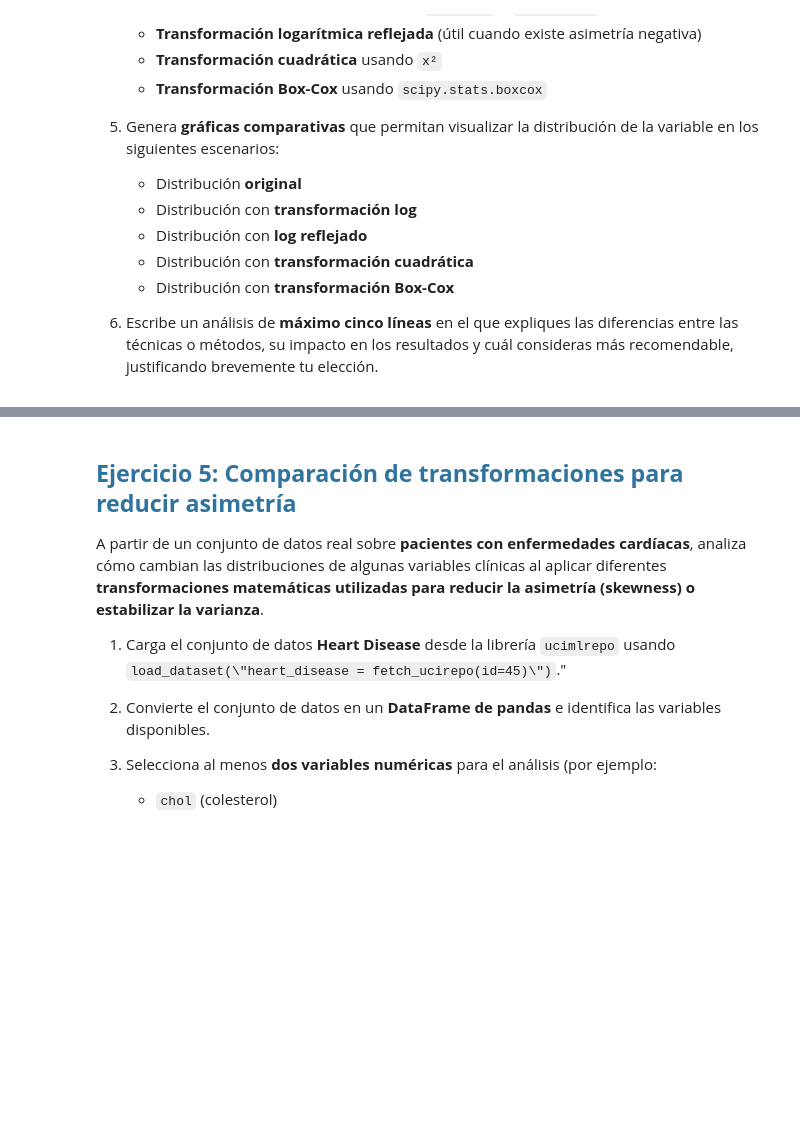
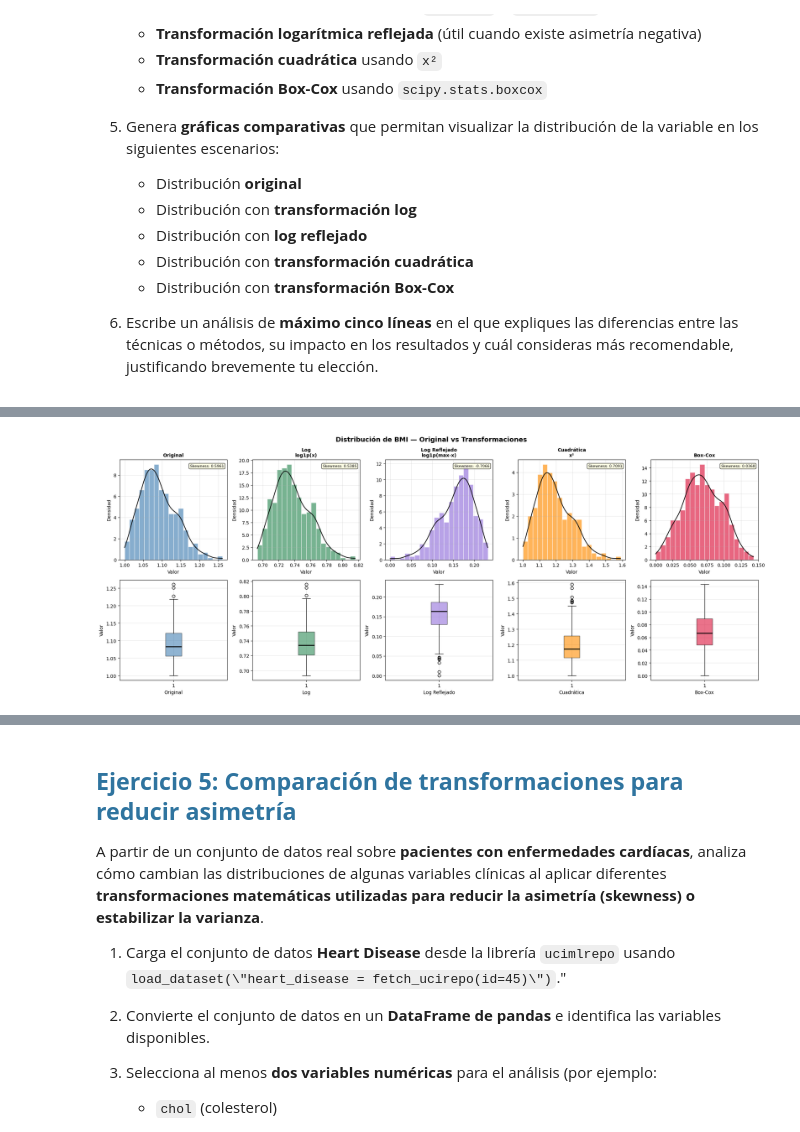
Before and after one commit to JulianCarvajal/BeatAnalytics, a Jupyter notebook: sesiones_practicas/sp_3_natalia_bernal_julian_carvajal.ipynb, the cells around one changed output, grey strips where cells are left out. Saved outputs shown, nothing was run; the diff lists cells and outputs as text; code cells hidden in the pictures; blank space fills up the shorter version.

```diff
--- a/sesiones_practicas/sp_3_natalia_bernal_julian_carvajal.ipynb
+++ b/sesiones_practicas/sp_3_natalia_bernal_julian_carvajal.ipynb
@@ -535,3 +535,14 @@ A partir de un conjunto de datos real sobre **pacientes con diabetes**, analiza
    - Distribución con **transformación Box-Cox**
 
 6. Escribe un análisis de **máximo cinco líneas** en el que expliques las diferencias entre las técnicas o métodos, su impacto en los resultados y cuál consideras más recomendable, justificando brevemente tu elección.
+# %%
+from scipy.stats import boxcox
+
+# Cargar el conjunto de datos
+diabetes = load_diabetes()
+
+# Convertir en DataFrame
+df = pd.DataFrame(diabetes.data, columns=diabetes.feature_names)
+
+print(df.shape)
+df.head()
@@ -537,0 +557,60 @@ A partir de un conjunto de datos real sobre **pacientes con diabetes**, analiza
+# %%
+from scipy import stats
+
+# Variable seleccionada: bmi
+bmi_raw = df['bmi'].values
+bmi_shifted = bmi_raw - bmi_raw.min() + 1
+
+# Transformaciones
+bmi_log    = np.log1p(bmi_shifted)
+bmi_logref = np.log1p(bmi_shifted.max() - bmi_shifted)
+bmi_cuad   = bmi_shifted ** 2
+bmi_boxcox, _ = boxcox(bmi_shifted)
+
+def sk(arr):
+    return f"Skewness: {stats.skew(arr):.4f}"
+
+# Figura comparativa — histogramas + KDE + boxplots
+fig, axs = plt.subplots(2, 5, figsize=(20, 8))
+fig.suptitle('Distribución de BMI — Original vs Transformaciones',
+             fontsize=14, fontweight='bold')
+
+configs = [
+    (bmi_shifted, 'Original',               'steelblue'),
+    (bmi_log,     'Log\nlog1p(x)',           'seagreen'),
+    (bmi_logref,  'Log Reflejado\nlog1p(max-x)', 'mediumpurple'),
+    (bmi_cuad,    'Cuadrática\nx²',          'darkorange'),
+    (bmi_boxcox,  'Box-Cox',                 'crimson'),
+]
+
+for i, (data, titulo, color) in enumerate(configs):
+    ax_hist = axs[0, i]
+    ax_box  = axs[1, i]
+
+    # Histograma + KDE
+    ax_hist.hist(data, bins=20, alpha=0.65, color=color,
+                 edgecolor='white', density=True)
+    kde = stats.gaussian_kde(data)
+    xs = np.linspace(data.min(), data.max(), 200)
+    ax_hist.plot(xs, kde(xs), color='black', linewidth=1.5)
+    ax_hist.set_title(titulo, fontsize=10, fontweight='bold')
+    ax_hist.set_xlabel('Valor')
+    ax_hist.set_ylabel('Densidad')
+    ax_hist.text(0.97, 0.95, sk(data), transform=ax_hist.transAxes,
+                 fontsize=8, ha='right', va='top',
+                 bbox=dict(boxstyle='round,pad=0.3', facecolor='lightyellow', alpha=0.8))
+    ax_hist.grid(True, alpha=0.3)
+
+    # Boxplot
+    bp = ax_box.boxplot(data, vert=True, patch_artist=True,
+                        medianprops=dict(color='black', linewidth=2))
+    bp['boxes'][0].set_facecolor(color)
+    bp['boxes'][0].set_alpha(0.6)
+    ax_box.set_xlabel(titulo.split('\n')[0])
+    ax_box.set_ylabel('Valor')
+    ax_box.grid(True, alpha=0.3)
+
+plt.tight_layout()
+plt.show()
+# %% [output]
+[figure, added]
```
Also changed, not shown: parts of 4 cells of this notebook.
